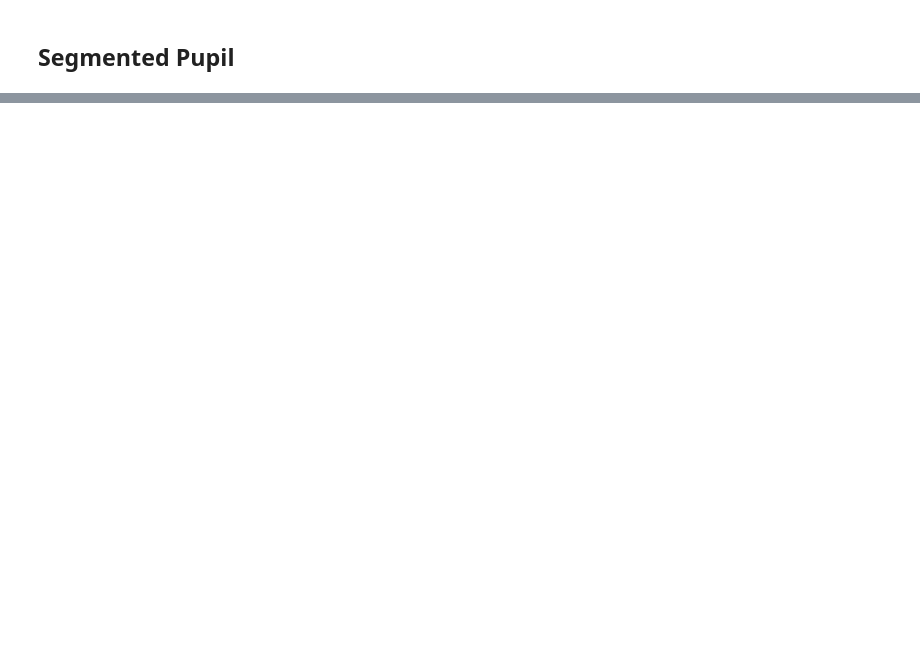
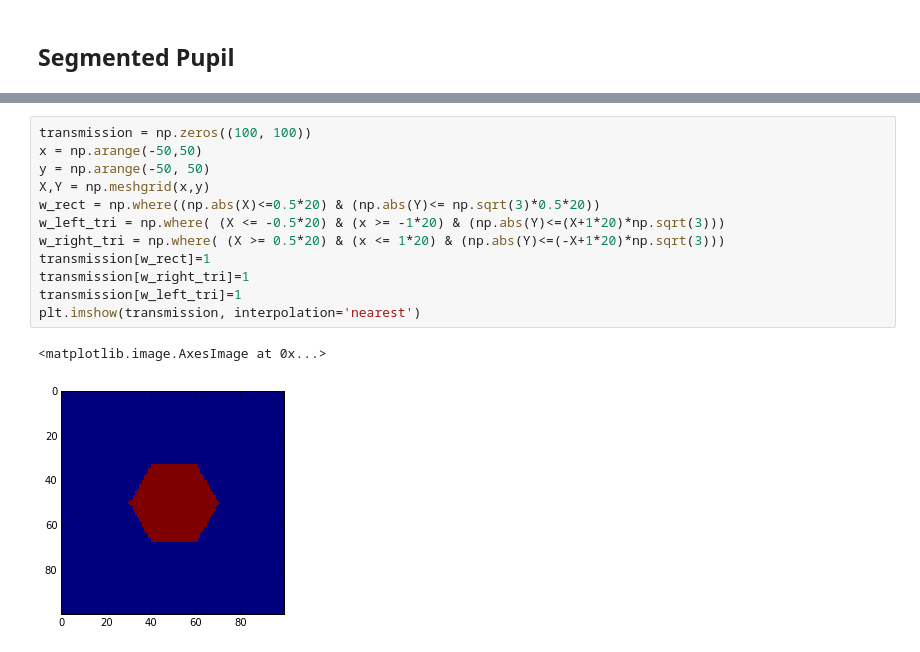
Before and after one commit to patapisp/pyNodal, a Jupyter notebook: PupilMasks.ipynb, the cells around one changed output, grey strips where cells are left out. Cells and saved outputs as stored; diff of their text form; blank space fills up the shorter version.

```diff
--- a/PupilMasks.ipynb
+++ b/PupilMasks.ipynb
@@ -100,0 +154,15 @@ def make_VLT_pupil(N, apRad, write=False, plot=False):
+# %%
+transmission = np.zeros((100, 100))
+x = np.arange(-50,50)
+y = np.arange(-50, 50)
+X,Y = np.meshgrid(x,y)
+w_rect = np.where((np.abs(X)<=0.5*20) & (np.abs(Y)<= np.sqrt(3)*0.5*20))
+w_left_tri = np.where( (X <= -0.5*20) & (x >= -1*20) & (np.abs(Y)<=(X+1*20)*np.sqrt(3)))
+w_right_tri = np.where( (X >= 0.5*20) & (x <= 1*20) & (np.abs(Y)<=(-X+1*20)*np.sqrt(3)))
+transmission[w_rect]=1
+transmission[w_right_tri]=1
+transmission[w_left_tri]=1
+plt.imshow(transmission, interpolation='nearest')
+# %% [output]
+<matplotlib.image.AxesImage at 0x...>
+[figure, added]
```
Also changed, not shown: parts of 6 cells of this notebook, 4 other files.
